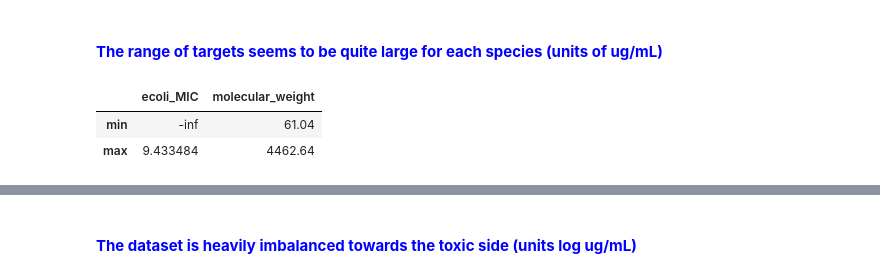
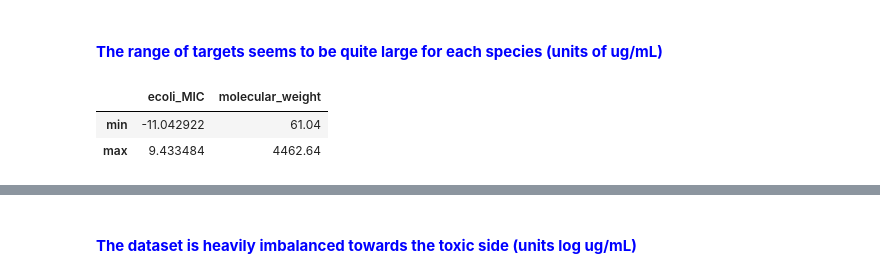
Before and after one commit to Zymergen-DIRECT-2021/cytoxnet, a Jupyter notebook: docs/data_reports/chembl_ecoli.ipynb, the cells around one changed output, grey strips where cells are left out. Saved outputs shown, nothing was run; the diff lists cells and outputs as text; code cells hidden in the pictures.

```diff
--- a/docs/data_reports/chembl_ecoli.ipynb
+++ b/docs/data_reports/chembl_ecoli.ipynb
@@ -14,7 +14,7 @@ import cytoxnet.dataprep.io
 ## Start with the MIC query
 # %%
 ## get the data
-dataset = cytoxnet.dataprep.io.load_data('chembl_ecoli_MIC')
-dataset.describe()
+dataframe = cytoxnet.dataprep.io.load_data('chembl_ecoli_MIC')
+dataframe.describe()
 # %% [output]
 |  | ecoli_MIC | molecular_weight |
@@ -35,9 +48,9 @@ Number of unique molecules:  5274
 # %% [markdown]
 #### <span style='color:blue'>__The range of targets seems to be quite large for each species (units of ug/mL)__</span>
 # %%
-dataset.describe().loc[['min', 'max']]
+dataframe.describe().loc[['min', 'max']]
 # %% [output]
 |  | ecoli_MIC | molecular_weight |
-| min | -inf | 61.04 |
+| min | -11.042922 | 61.04 |
 | max | 9.433484 | 4462.64 |
 # %%
```
Also changed, not shown: parts of 12 cells of this notebook.
